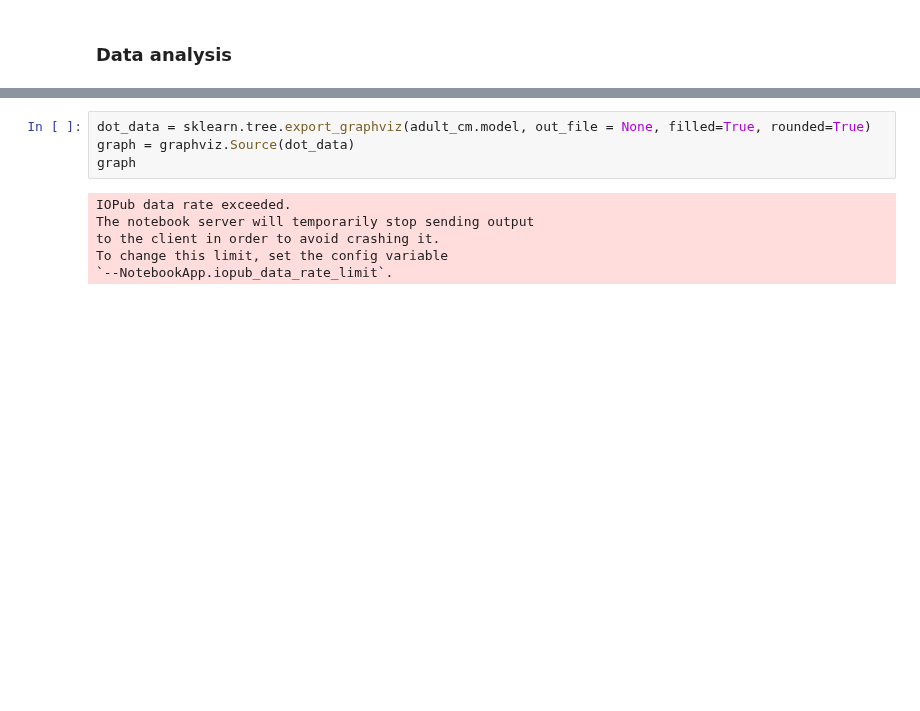
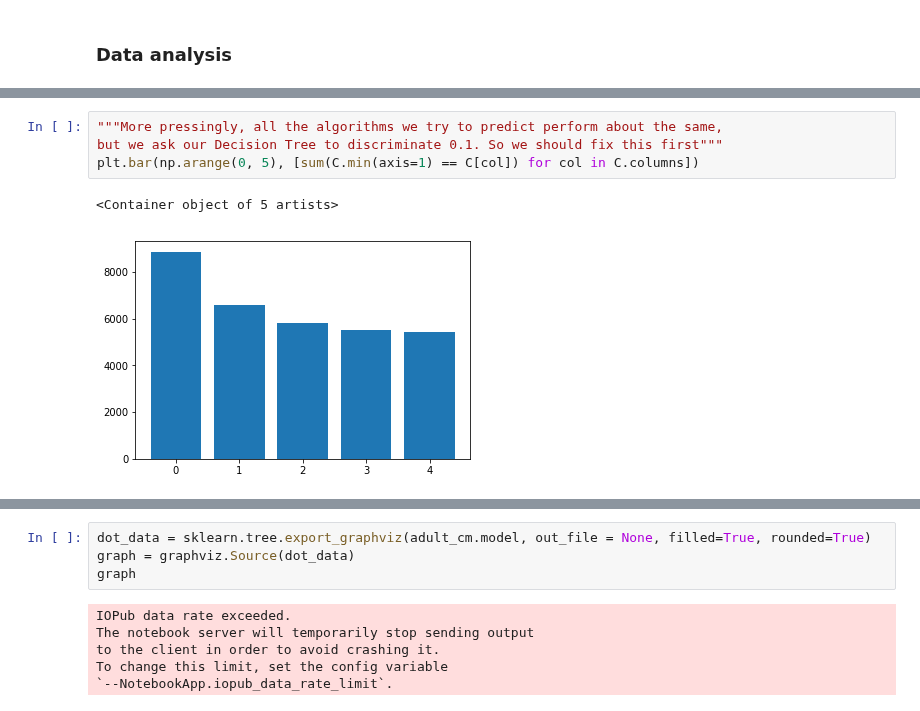
Before and after one commit to jimola/S18_Research, a Jupyter notebook: Python/LogRegChoice.ipynb, the cells around one changed output, grey strips where cells are left out. Cells and saved outputs as stored; diff of their text form; blank space fills up the shorter version.

```diff
--- a/Python/LogRegChoice.ipynb
+++ b/Python/LogRegChoice.ipynb
@@ -301,0 +340,7 @@ ValueError: Input contains NaN, infinity or a value too large for dtype('float64
+# %%
+"""More pressingly, all the algorithms we try to predict perform about the same,
+but we ask our Decision Tree to discriminate 0.1. So we should fix this first"""
+plt.bar(np.arange(0, 5), [sum(C.min(axis=1) == C[col]) for col in C.columns])
+# %% [output]
+<Container object of 5 artists>
+[figure, added]
```
Also changed, not shown: parts of 40 cells of this notebook.
